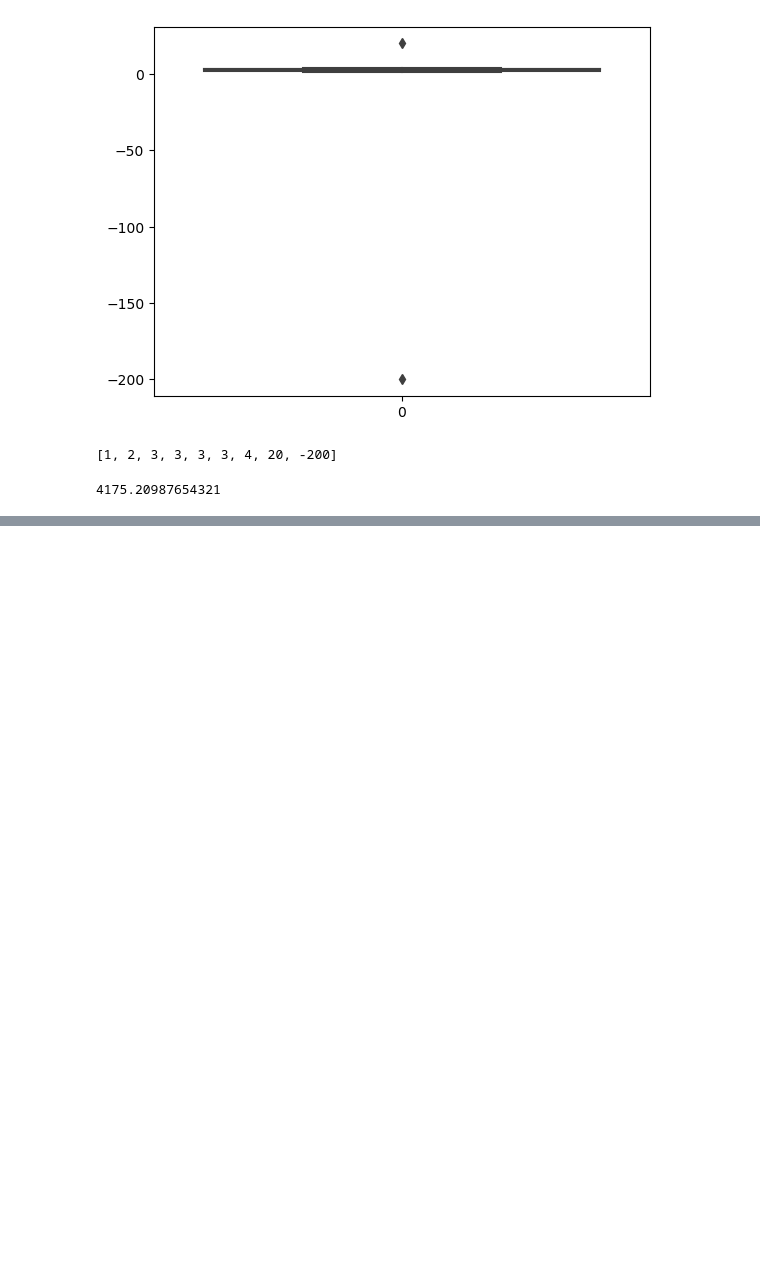
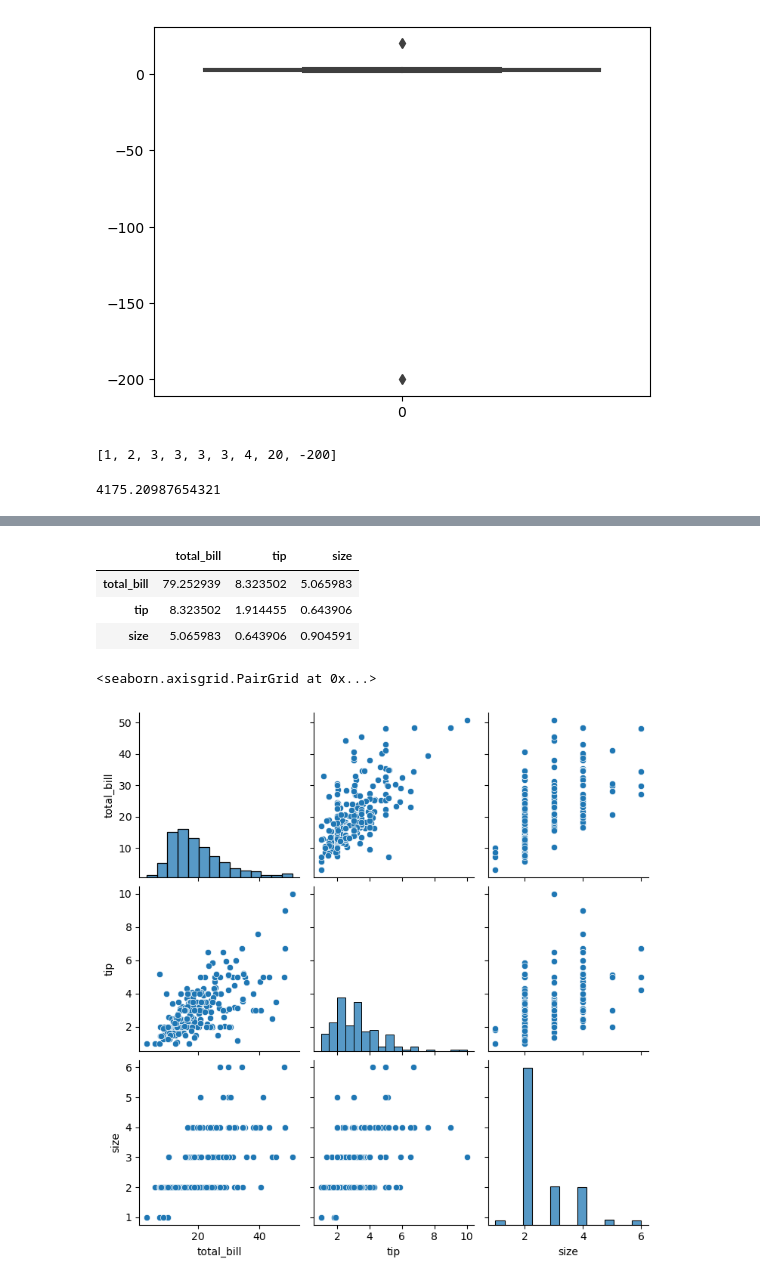
Before and after one commit to Kusu5Dec/statistics, a Jupyter notebook: statistics_implementation-2.ipynb, the cells around one changed output, grey strips where cells are left out. Saved outputs shown, nothing was run; the diff lists cells and outputs as text; code cells hidden in the pictures; blank space fills up the shorter version.

```diff
--- a/statistics_implementation-2.ipynb
+++ b/statistics_implementation-2.ipynb
@@ -140,0 +230,12 @@ np.var(data)
+# %%
+df.cov(numeric_only=True)
+# %% [output]
+|  | total_bill | tip | size |
+| total_bill | 79.252939 | 8.323502 | 5.065983 |
+| tip | 8.323502 | 1.914455 | 0.643906 |
+| size | 5.065983 | 0.643906 | 0.904591 |
+# %%
+sns.pairplot(df)
+# %% [output]
+<seaborn.axisgrid.PairGrid at 0x...>
+[figure, added]
```
Also changed, not shown: parts of 100 cells of this notebook.
